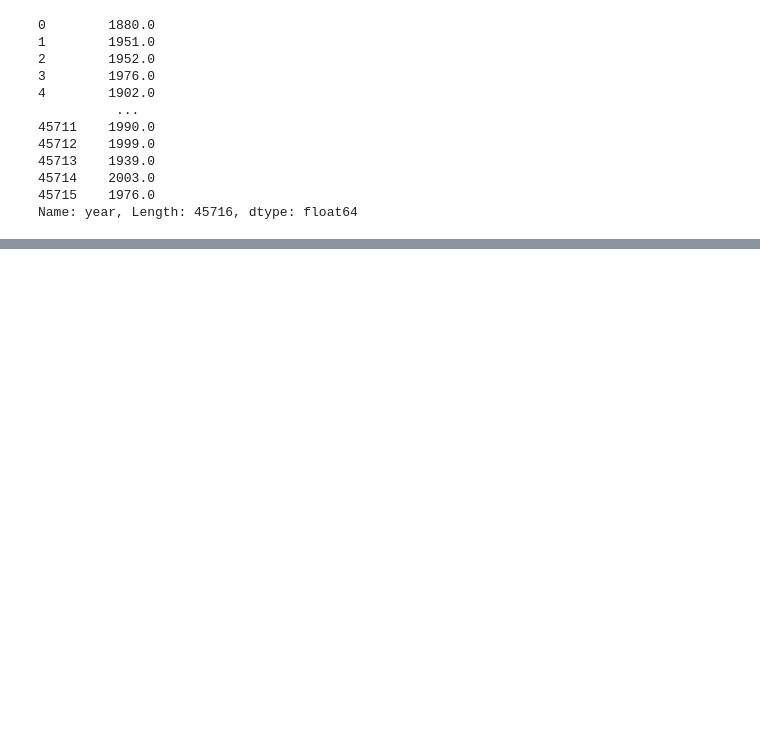
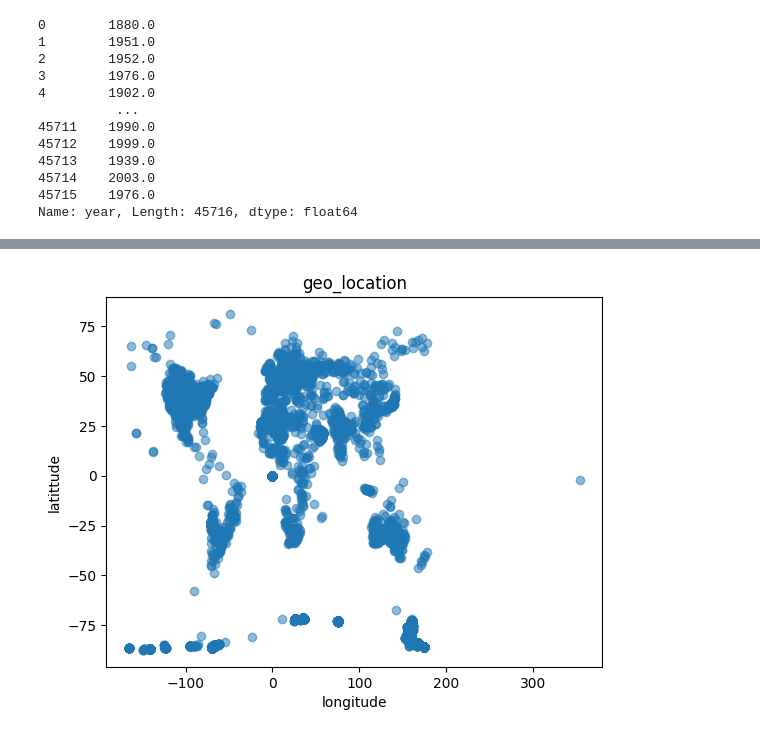
Before and after one commit to Manish3451/ml_eda_project, a Jupyter notebook: ml_eda.ipynb, the cells around one changed output, grey strips where cells are left out. Cells and saved outputs as stored; diff of their text form; code cells hidden in the pictures; blank space fills up the shorter version.

```diff
--- a/ml_eda.ipynb
+++ b/ml_eda.ipynb
@@ -79,0 +112,8 @@ df.loc[df['reclong'] <= 180 & (df['reclong'] >= -180)] = df
+# %%
+plt.scatter(df['reclong'],df['reclat'],alpha=0.5)
+plt.xlabel('longitude')
+plt.ylabel('latittude')
+plt.title('geo_location')
+plt.show()
+# %% [output]
+[figure, added]
```
Also changed, not shown: parts of 10 cells of this notebook.
